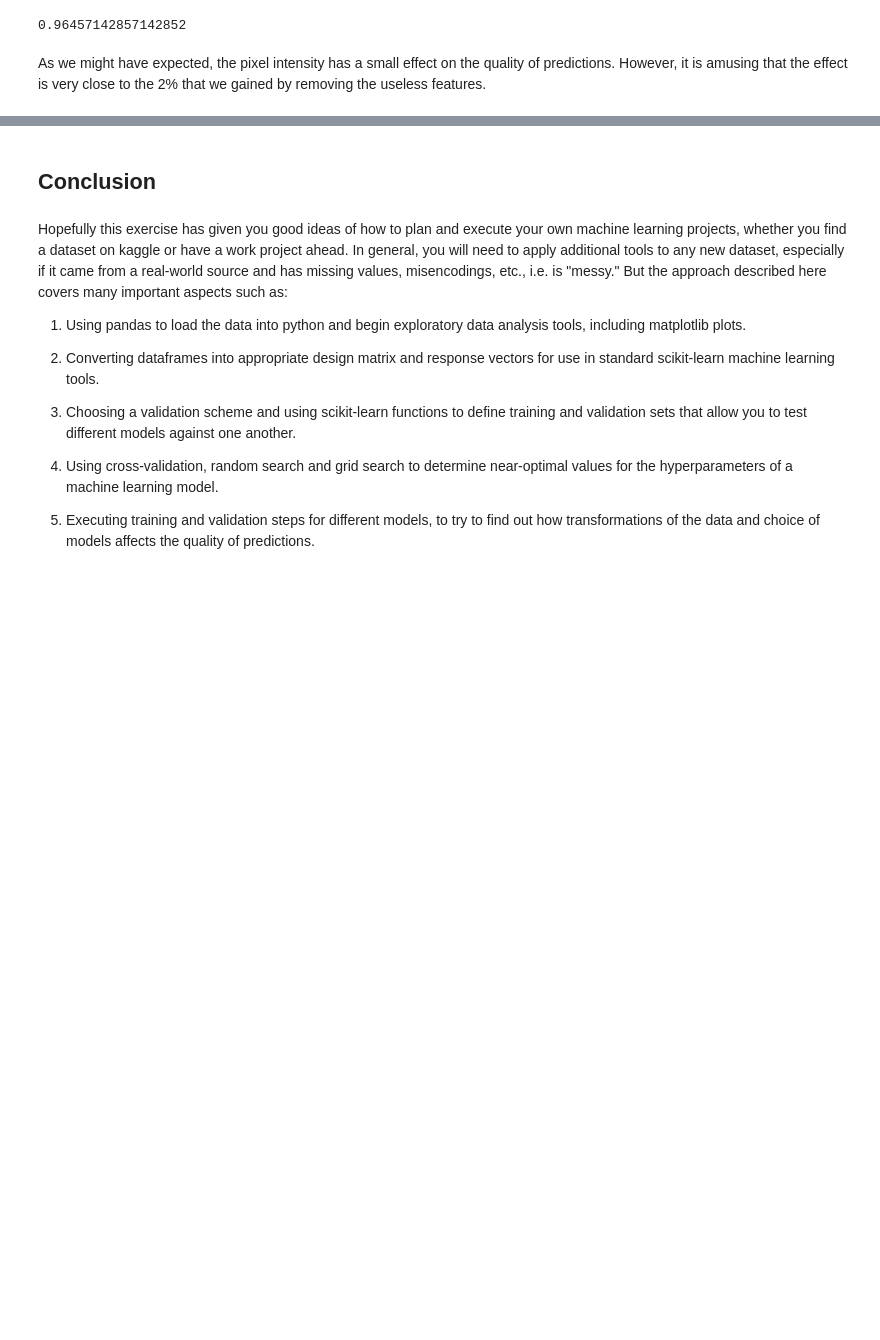
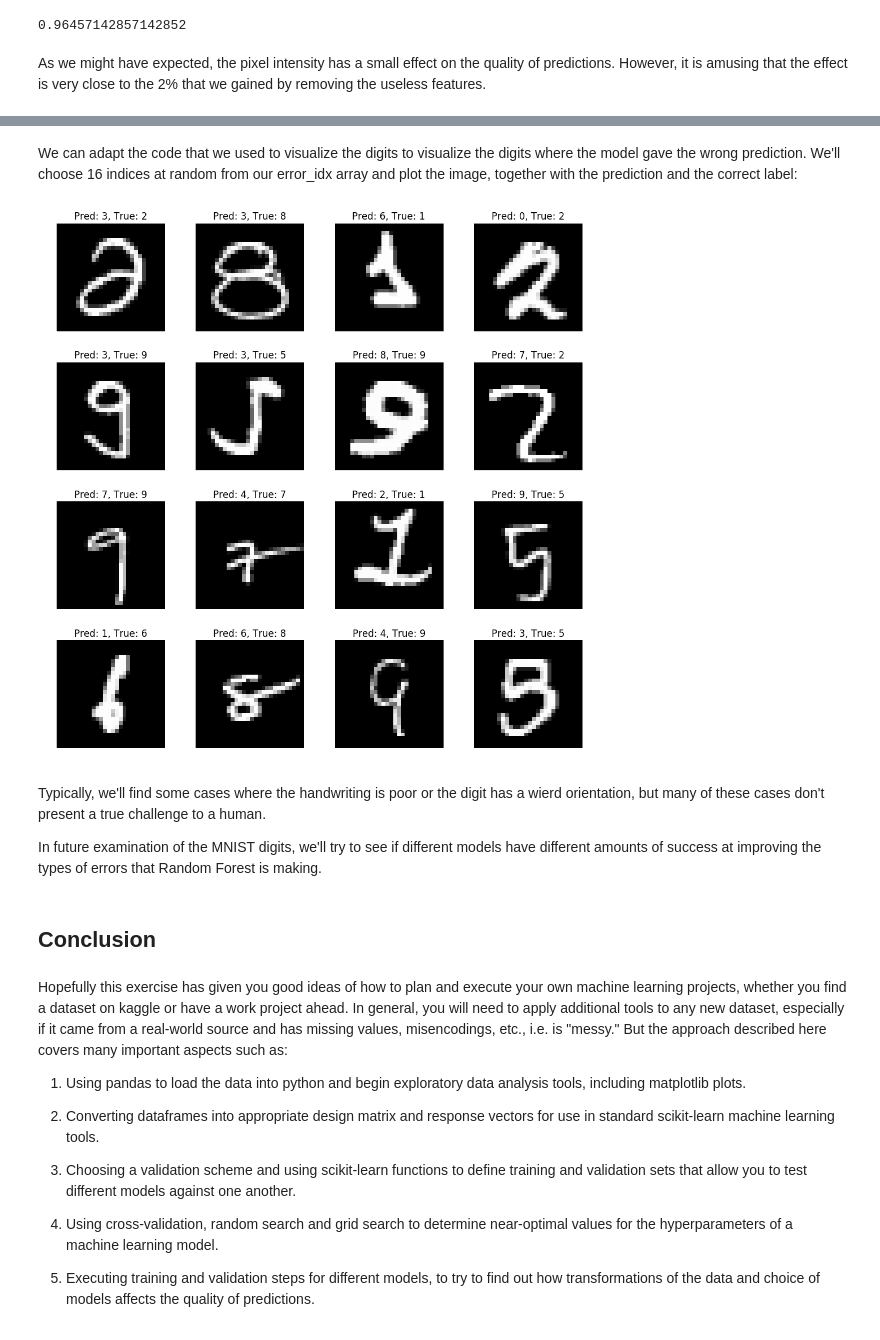
Before and after one commit to richcorrado/MNIST-digits, a Jupyter notebook: MNIST_Digits-overview.ipynb, the cells around one changed output, grey strips where cells are left out. Saved outputs shown, nothing was run; the diff lists cells and outputs as text; code cells hidden in the pictures; blank space fills up the shorter version.

Commit message:
Added visualization of error examples.

```diff
--- a/MNIST_Digits-overview.ipynb
+++ b/MNIST_Digits-overview.ipynb
@@ -1139,0 +1146,3 @@ As we might have expected, the pixel intensity has a small effect on the quality
+# %%
+error_idx = np.where(y_validation != y_rf_dropzeros_pred)[0]
+error_idx
@@ -1140,3 +1170,23 @@ As we might have expected, the pixel intensity has a small effect on the quality
+# %% [markdown]
+We can adapt the code that we used to visualize the digits to visualize the digits where the model gave the wrong prediction.  We'll choose 16 indices at random from our error_idx array and plot the image, together with the prediction and the correct label:
+# %%
+rand_idx = np.random.choice(error_idx, size=16, replace=False)
+fig, axs = plt.subplots(nrows=4, ncols=4, figsize=(10,10))
+
+i = 0
+for ax in axs.reshape(-1):
+    ax.set_title("Pred: %d, True: %d" % (y_rf_dropzeros_pred[rand_idx[i]], y_validation[rand_idx[i]]))
+    ax.imshow(x_validation[rand_idx[i]].reshape(28,28), cmap=plt.cm.gray, origin='upper', interpolation='nearest')
+    ax.axis('off')
+    i += 1
+plt.tight_layout()
+plt.show()
+# %% [output]
+[figure, added]
+# %% [markdown]
+Typically, we'll find some cases where the handwriting is poor or the digit has a wierd orientation, but many of these cases don't present a true challenge to a human.
+
+In future examination of the MNIST digits, we'll try to see if different models have different amounts of success at improving the types of errors that Random Forest is making.
 # %% [markdown]
 ## Conclusion
 # %% [markdown]
```
Also changed, not shown: parts of 3 cells of this notebook, 2 other files.
